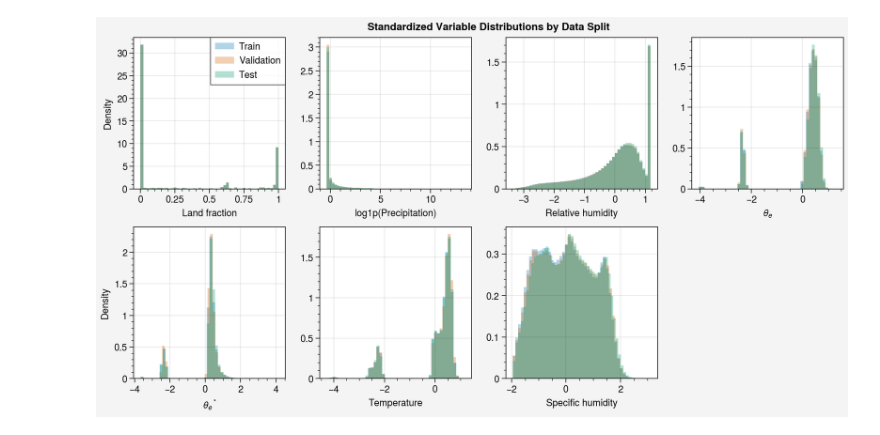
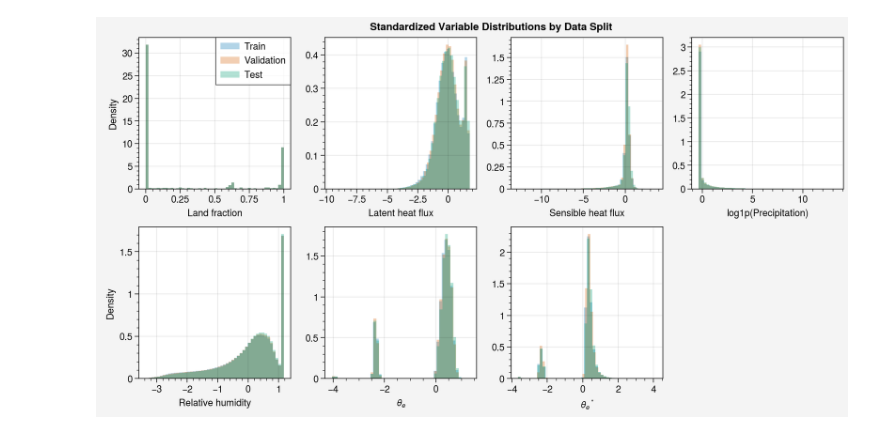
Before and after one commit to savannahferretti/monsoon-kernels, a Jupyter notebook: notebooks/distributions.ipynb, the cells around one changed output. Drawn from its saved outputs; the diff is of its cells as text; code cells hidden in the pictures.

```diff
--- a/notebooks/distributions.ipynb
+++ b/notebooks/distributions.ipynb
@@ -11,31 +11,31 @@ FILEDIR = '/global/cfs/cdirs/m4334/sferrett/monsoon-kernels/data/splits'
 # %%
 splits = {
     'Train':xr.open_dataset(f'{FILEDIR}/train.h5',engine='h5netcdf'),
     'Validation':xr.open_dataset(f'{FILEDIR}/valid.h5',engine='h5netcdf'),
     'Test':xr.open_dataset(f'{FILEDIR}/test.h5',engine='h5netcdf')}
 
 labels  = {
     'lf':'Land fraction',
+    'lhf':'Latent heat flux',
+    'shf':'Sensible heat flux',
     'pr':'log1p(Precipitation)',
     'rh':'Relative humidity',
     'thetae':'$\\mathit{\\theta_{e}}$',
-    'thetaestar':'$\\mathit{\\theta_{e}}^*$',
-    't':'Temperature',
-    'q':'Specific humidity'}
+    'thetaestar':'$\\mathit{\\theta_{e}}^*$'}
 
 fig,axs = pplt.subplots(nrows=2,ncols=4,refwidth=2,share=False)
 axs.format(suptitle='Standardized Variable Distributions by Data Split')
 axs[:,0].format(ylabel='Density')
 for i,(varname,description) in enumerate(labels.items()):
     for splitname,ds in splits.items():
         values = ds[varname].values.ravel()
         values = values[np.isfinite(values)]
         axs[i].hist(values,bins=50,density=True,alpha=0.3,label=splitname)
         axs[i].format(xlabel=description)
         del values
 for ax in axs[len(labels):]:
     ax.remove()
 axs[0].legend(loc='ur',ncols=1)
 pplt.show()
 # %% [output]
-[figure, old version]
+[figure, new version]
```
Also changed, not shown: 3 other files.
